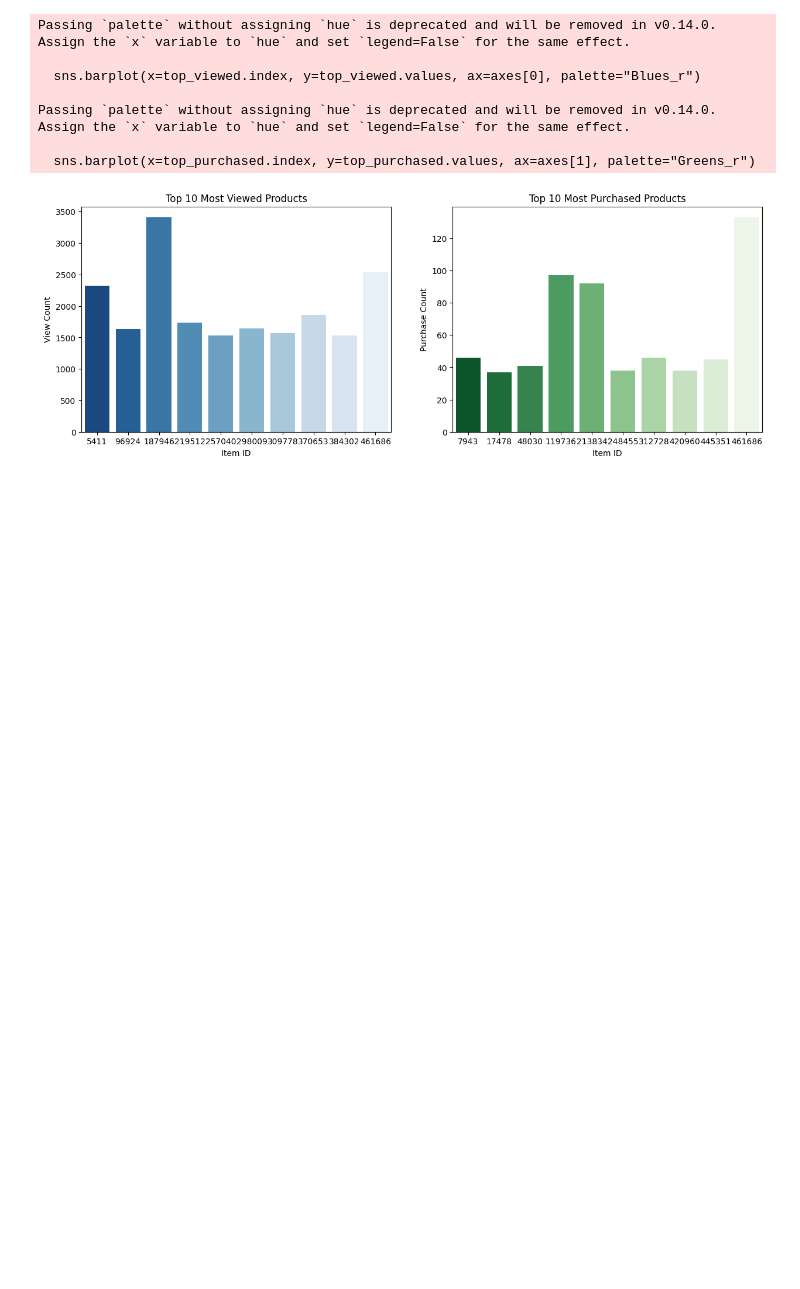
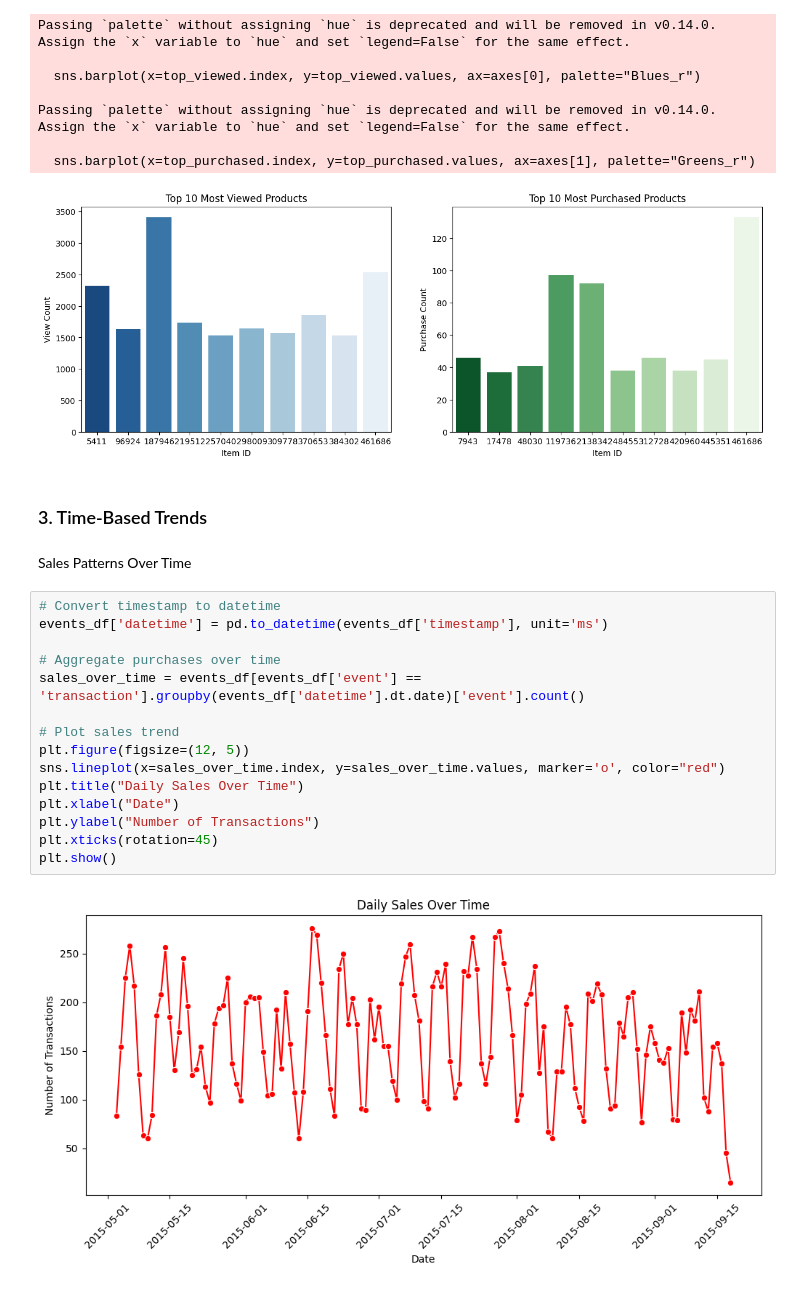
Before and after one commit to Victor-Osei/Recommendation_Systems, a Jupyter notebook: rs.ipynb, the cells around one changed output. Drawn from its saved outputs; the diff is of its cells as text; blank space fills up the shorter version.

```diff
--- a/rs.ipynb
+++ b/rs.ipynb
@@ -369,3 +369,24 @@ Passing `palette` without assigning `hue` is deprecated and will be removed in v
 
   sns.barplot(x=top_purchased.index, y=top_purchased.values, ax=axes[1], palette="Greens_r")
 [figure]
+# %% [markdown]
+### 3. Time-Based Trends
+# %% [markdown]
+Sales Patterns Over Time
+# %%
+# Convert timestamp to datetime
+events_df['datetime'] = pd.to_datetime(events_df['timestamp'], unit='ms')
+
+# Aggregate purchases over time
+sales_over_time = events_df[events_df['event'] == 'transaction'].groupby(events_df['datetime'].dt.date)['event'].count()
+
+# Plot sales trend
+plt.figure(figsize=(12, 5))
+sns.lineplot(x=sales_over_time.index, y=sales_over_time.values, marker='o', color="red")
+plt.title("Daily Sales Over Time")
+plt.xlabel("Date")
+plt.ylabel("Number of Transactions")
+plt.xticks(rotation=45)
+plt.show()
+# %% [output]
+[figure, added]
```
Also changed, not shown: parts of 13 cells of this notebook.
